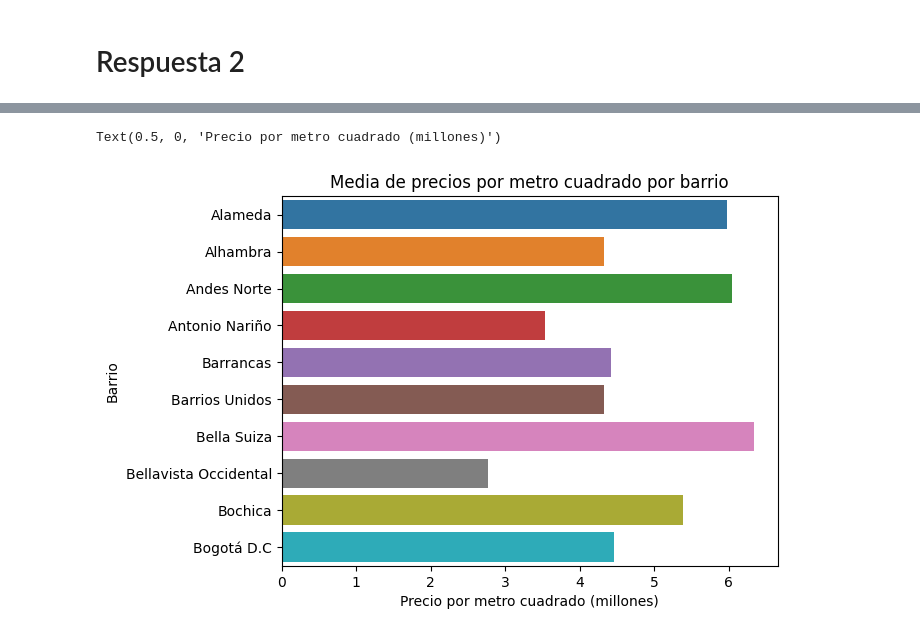
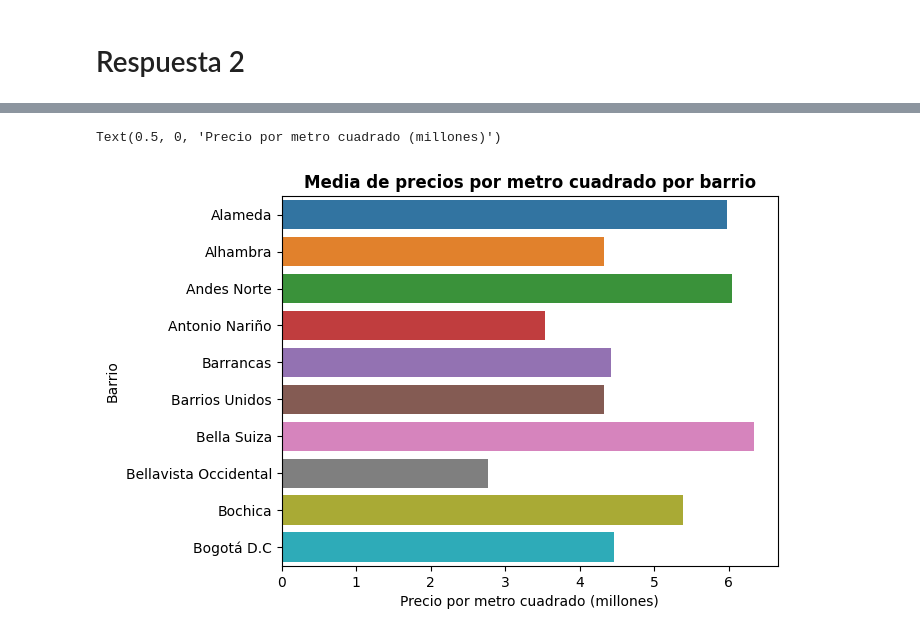
Before and after one commit to SoleEsp/Inmersion_datos_ALURA_LATAM, a Jupyter notebook: Desafio_clase_2.ipynb, the cells around one changed output, grey strips where cells are left out. Saved outputs shown, nothing was run; the diff lists cells and outputs as text; code cells hidden in the pictures.

```diff
--- a/Desafio_clase_2.ipynb
+++ b/Desafio_clase_2.ipynb
@@ -118,9 +118,9 @@ barrios = inmuebles.groupby(['Barrio'])['Precio_m2'].mean().reset_index().head(1
 # %%
 #grafico
 sns.barplot(data=barrios, y='Barrio', x='Precio_m2')
-plt.title('Media de precios por metro cuadrado por barrio')
+plt.title('Media de precios por metro cuadrado por barrio',fontweight='bold')
 plt.ylabel('Barrio')
 plt.xlabel('Precio por metro cuadrado (millones)')
 # %% [output]
 Text(0.5, 0, 'Precio por metro cuadrado (millones)')
-[figure, old version]
+[figure, new version]
```
